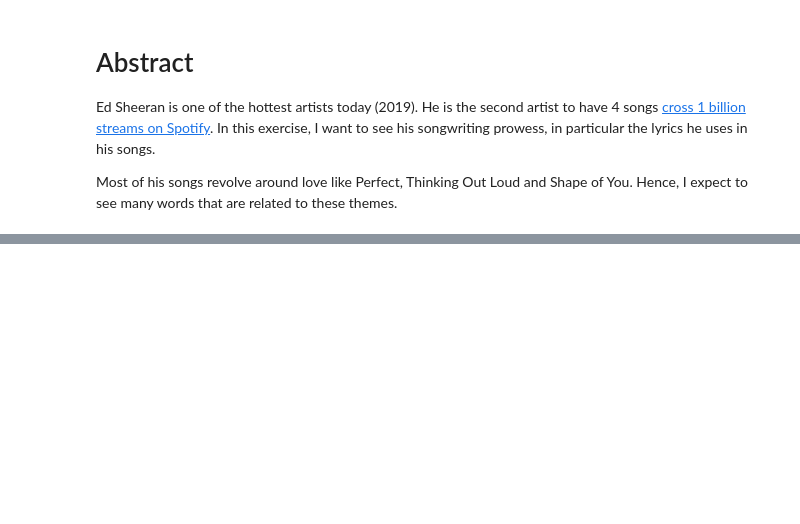
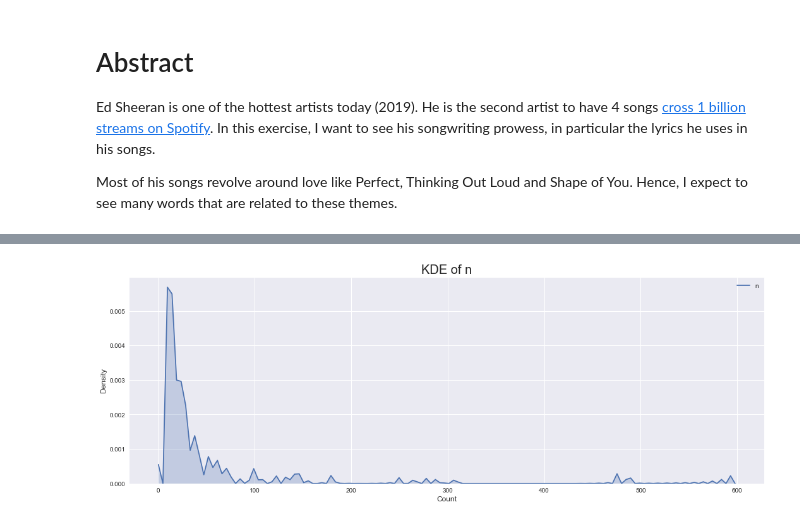
Before and after one commit to bryanblackbee/ds-learning-journey, a Jupyter notebook: jupyter_notebook/studies/in-progress/ed-sheeran-lyrics/ed-sheeran-lyrics-visualisation.ipynb, the cells around one changed output, grey strips where cells are left out. Cells and saved outputs as stored; diff of their text form; code cells hidden in the pictures; blank space fills up the shorter version.

```diff
--- a/jupyter_notebook/studies/in-progress/ed-sheeran-lyrics/ed-sheeran-lyrics-visualisation.ipynb
+++ b/jupyter_notebook/studies/in-progress/ed-sheeran-lyrics/ed-sheeran-lyrics-visualisation.ipynb
@@ -192,0 +176,9 @@ print(len(set((wc_string2.split()))))
+# %%
+fig, ax = plt.subplots(figsize=(18, 6))
+sns.kdeplot(w_df_agg['n'], shade=True, ax=ax, bw=0.25)
+ax.set_title("KDE of n", fontsize=20)
+ax.set_ylabel("Density", fontsize=12)
+ax.set_xlabel("Count", fontsize=12)
+plt.show()
+# %% [output]
+[figure, added]
```
Also changed, not shown: parts of 41 cells of this notebook.
